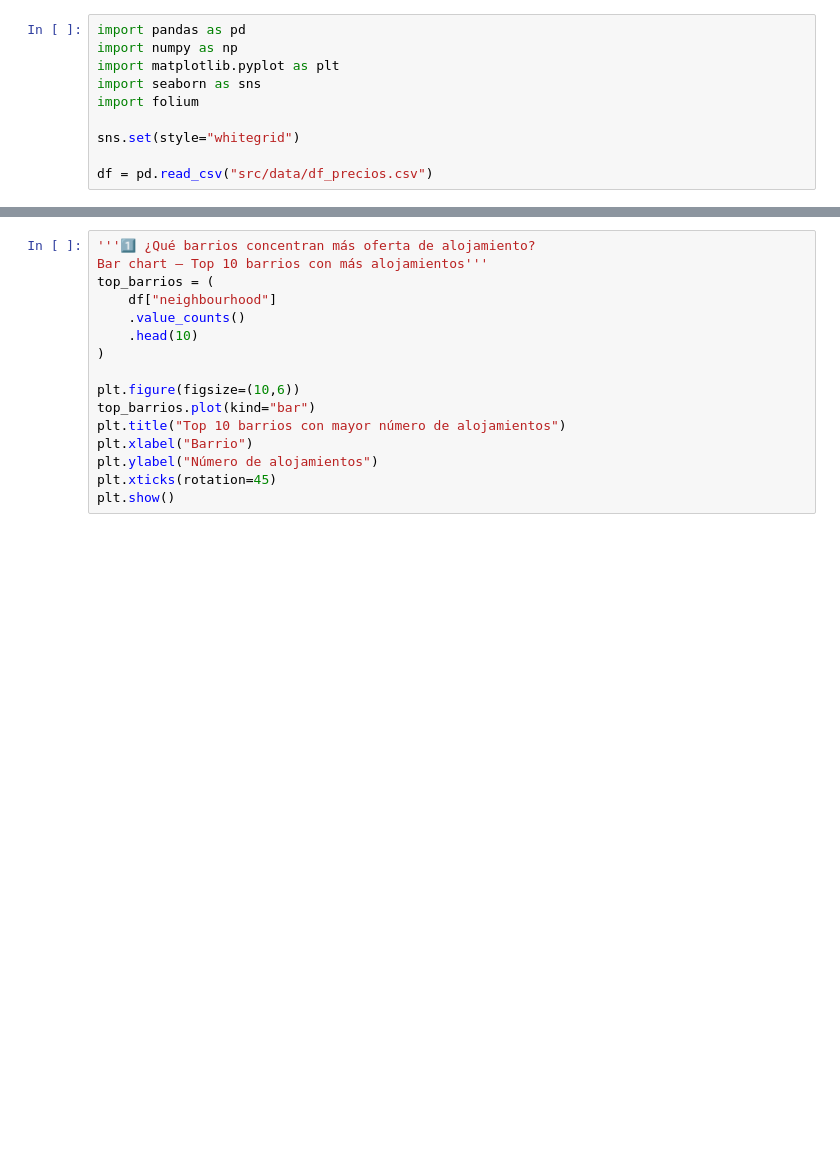
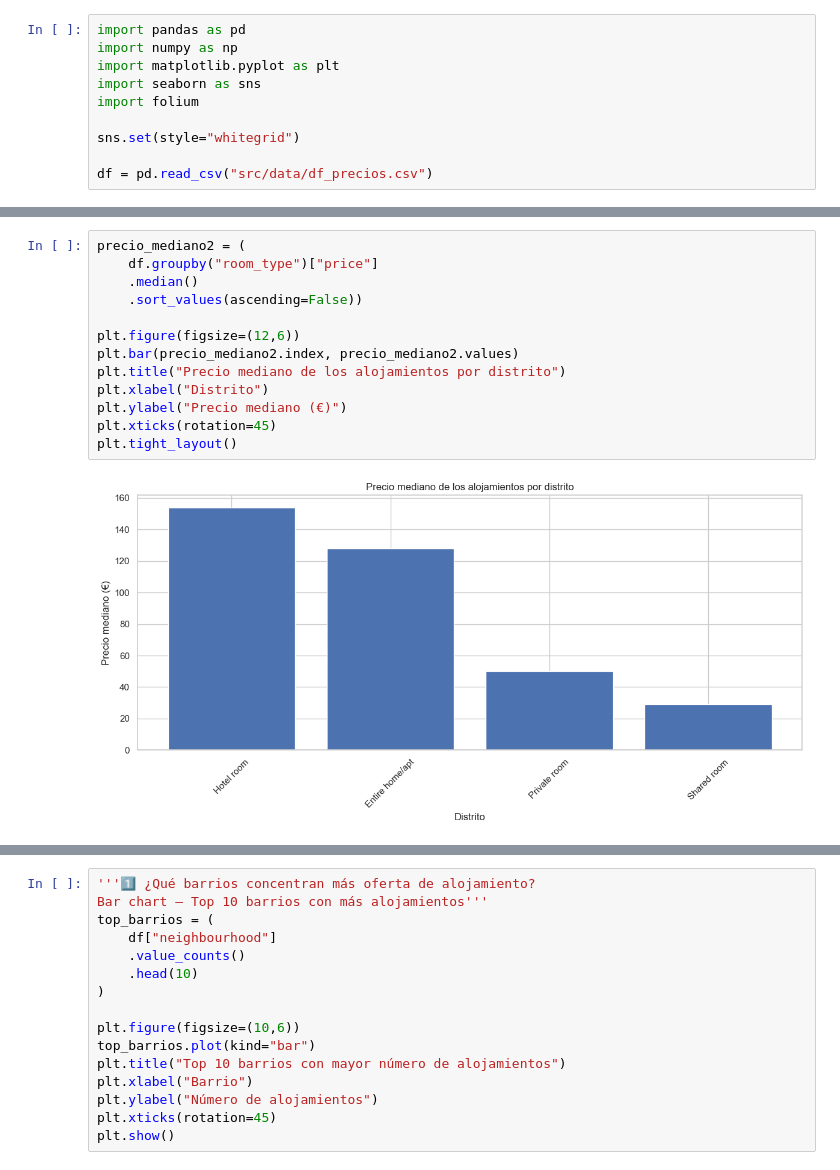
Before and after one commit to DS-Patricia/EDA_Alojamientos_turisticos_Madrid, a Jupyter notebook: univariante.ipynb, the cells around one changed output, grey strips where cells are left out. Saved outputs shown, nothing was run; the diff lists cells and outputs as text; blank space fills up the shorter version.

```diff
--- a/univariante.ipynb
+++ b/univariante.ipynb
@@ -10,0 +72,15 @@ df = pd.read_csv("src/data/df_precios.csv")
+# %%
+precio_mediano2 = (
+    df.groupby("room_type")["price"]
+    .median()
+    .sort_values(ascending=False))
+
+plt.figure(figsize=(12,6))
+plt.bar(precio_mediano2.index, precio_mediano2.values)
+plt.title("Precio mediano de los alojamientos por distrito")
+plt.xlabel("Distrito")
+plt.ylabel("Precio mediano (€)")
+plt.xticks(rotation=45)
+plt.tight_layout()
+# %% [output]
+[figure, added]
```
Also changed, not shown: parts of 29 cells of this notebook.
